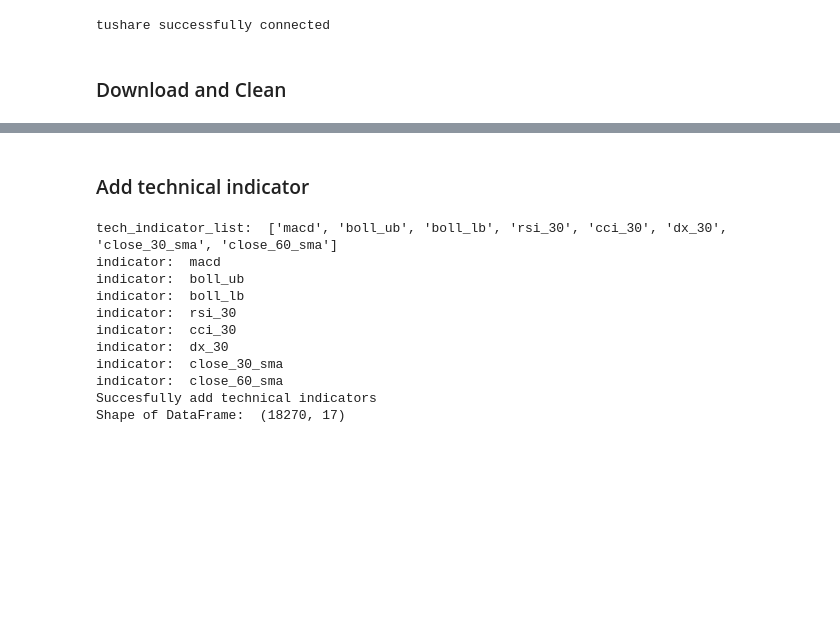
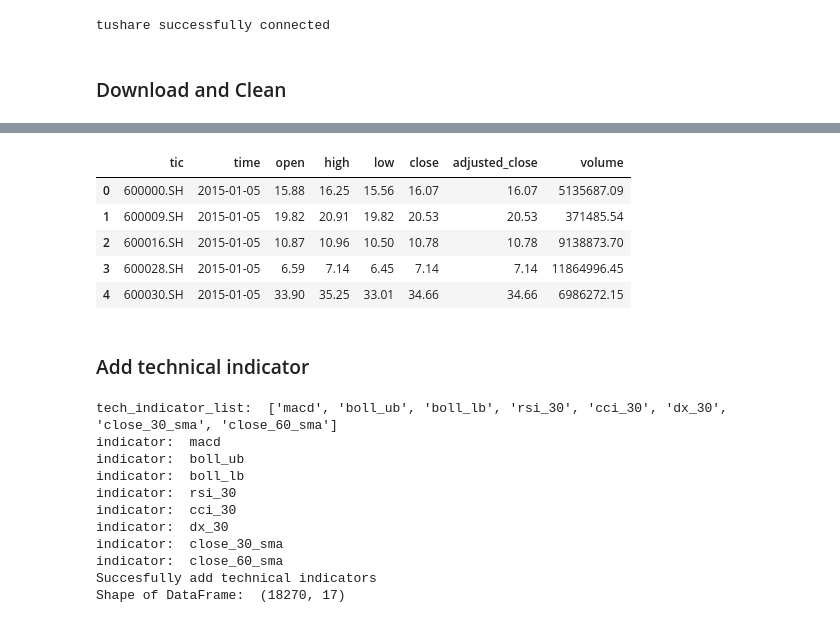
Before and after one commit to Raymondliz/FinRL-Tutorials, a Jupyter notebook: 1-Introduction/China_A_share_market_tushare.ipynb, the cells around one changed output, grey strips where cells are left out. Cells and saved outputs as stored; diff of their text form; code cells hidden in the pictures; blank space fills up the shorter version.

```diff
--- a/1-Introduction/China_A_share_market_tushare.ipynb
+++ b/1-Introduction/China_A_share_market_tushare.ipynb
@@ -130,5 +87,14 @@ Download complete! Dataset saved to ./data/dataset.csv.
 Shape of DataFrame: (17960, 8)
 Shape of DataFrame:  (18315, 8)
+# %%
+p.dataframe.head()
+# %% [output]
+|  | tic | time | open | high | low | close | adjusted_close | volume |
+| 0 | 600000.SH | 2015-01-05 | 15.88 | 16.25 | 15.56 | 16.07 | 16.07 | 5135687.09 |
+| 1 | 600009.SH | 2015-01-05 | 19.82 | 20.91 | 19.82 | 20.53 | 20.53 | 371485.54 |
+| 2 | 600016.SH | 2015-01-05 | 10.87 | 10.96 | 10.50 | 10.78 | 10.78 | 9138873.70 |
+| 3 | 600028.SH | 2015-01-05 | 6.59 | 7.14 | 6.45 | 7.14 | 7.14 | 11864996.45 |
+| 4 | 600030.SH | 2015-01-05 | 33.90 | 35.25 | 33.01 | 34.66 | 34.66 | 6986272.15 |
 # %% [markdown]
 ### Add technical indicator
 # %%
```
Also changed, not shown: parts of 35 cells of this notebook, 2 other files.
